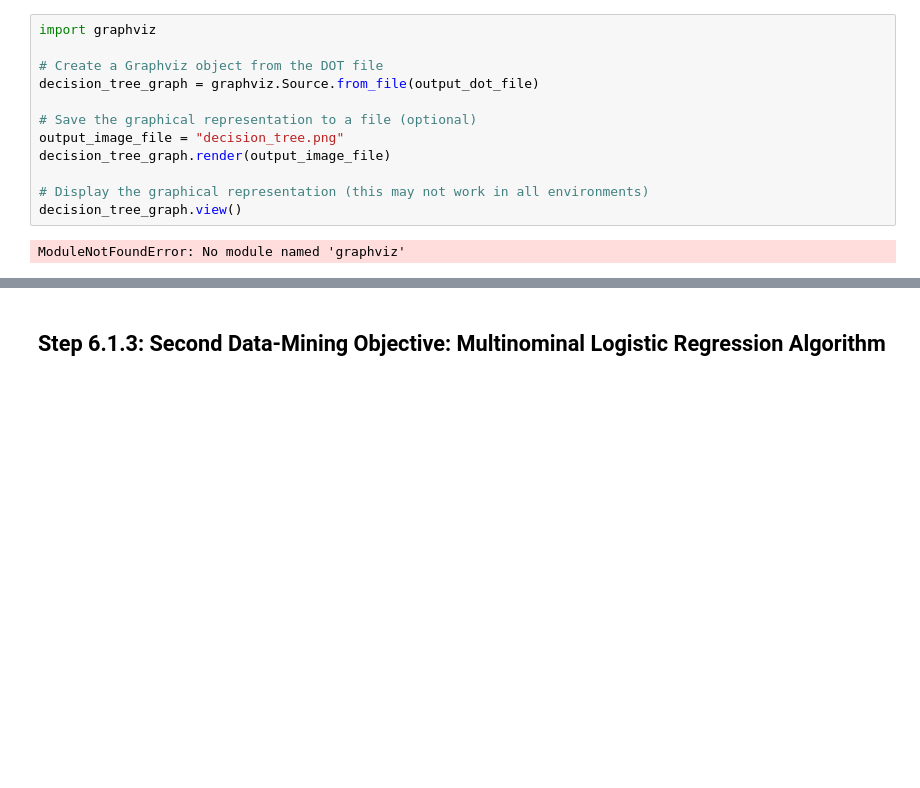
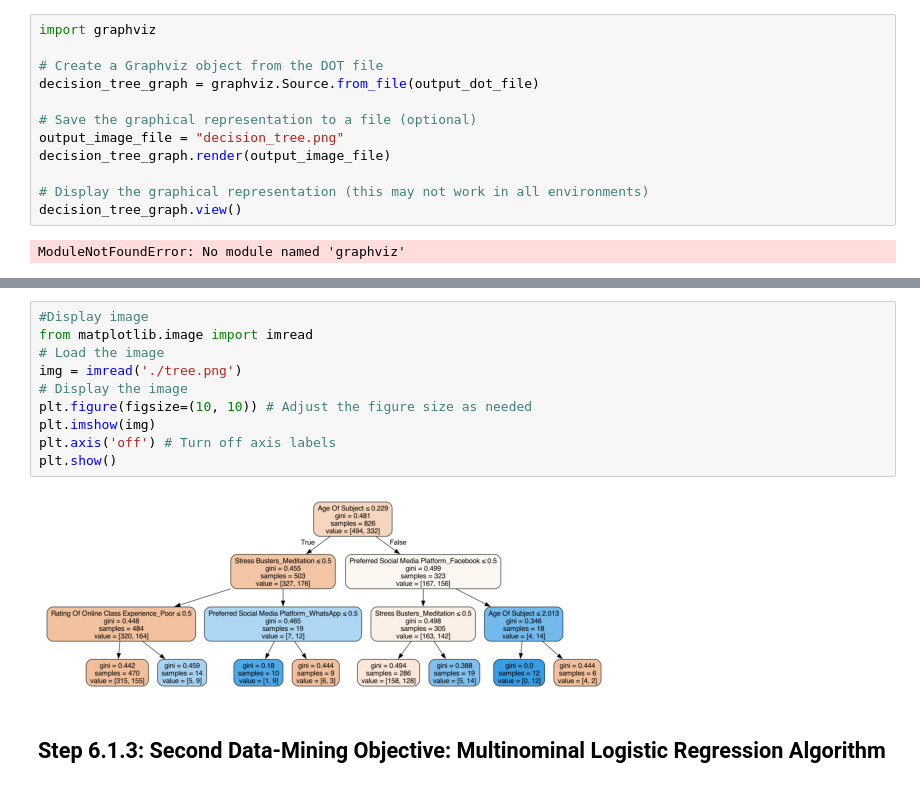
Before and after one commit to tanguolin/Iteration4, a Jupyter notebook: wtam186_Iteration4.ipynb, the cells around one changed output, grey strips where cells are left out. Saved outputs shown, nothing was run; the diff lists cells and outputs as text; blank space fills up the shorter version.

```diff
--- a/wtam186_Iteration4.ipynb
+++ b/wtam186_Iteration4.ipynb
@@ -1783,3 +1823,15 @@ ModuleNotFoundError: No module named 'graphviz'
+# %%
+#Display image
+from matplotlib.image import imread
+# Load the image
+img = imread('./tree.png')
+# Display the image
+plt.figure(figsize=(10, 10)) # Adjust the figure size as needed
+plt.imshow(img)
+plt.axis('off') # Turn off axis labels
+plt.show()
+# %% [output]
+[figure, added]
 # %% [markdown]
 ## Step 6.1.3: Second Data-Mining Objective: Multinominal Logistic Regression Algorithm
 # %%
```
Also changed, not shown: parts of 25 cells of this notebook.
